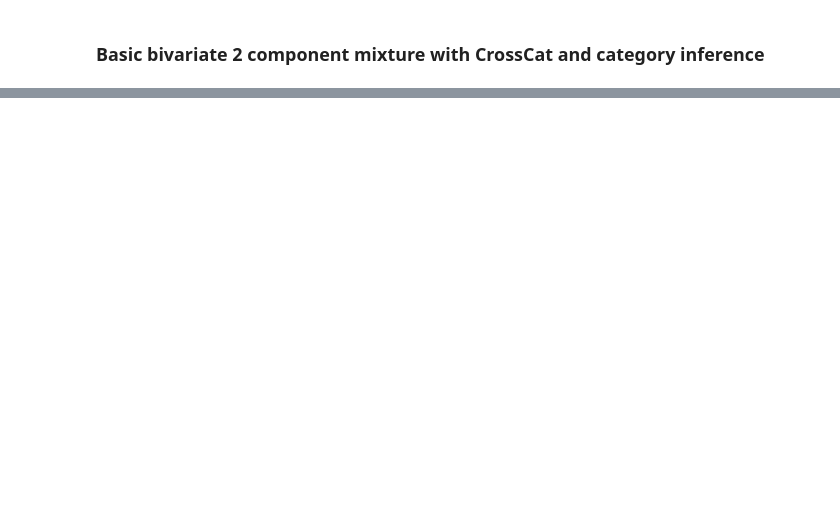
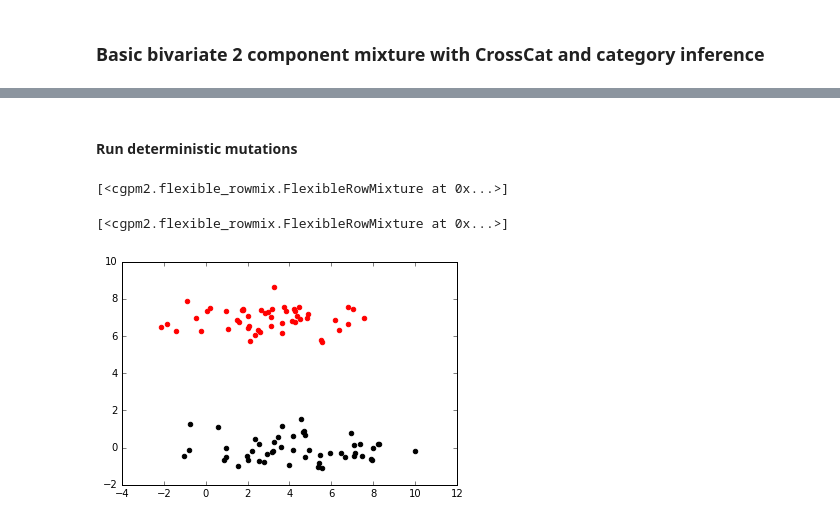
Before and after one commit to probcomp/cgpm2, a Jupyter notebook: notebooks/basic-inference-quality-flexible.ipynb, the cells around one changed output, grey strips where cells are left out. Cells and saved outputs as stored; diff of their text form; code cells hidden in the pictures; blank space fills up the shorter version.

```diff
--- a/notebooks/basic-inference-quality-flexible.ipynb
+++ b/notebooks/basic-inference-quality-flexible.ipynb
@@ -227,0 +228,2 @@ for z, c in zip(zs, ['r','k','b','g']):
+# %% [markdown]
+#### Run deterministic mutations
@@ -227,0 +234,22 @@ for z, c in zip(zs, ['r','k','b','g']):
+# %%
+crosscat.cgpms
+# %% [output]
+[<cgpm2.flexible_rowmix.FlexibleRowMixture at 0x...>]
+# %%
+set_cgpm_view_assignment(crosscat, 0, 1).cgpms
+# %% [output]
+[<cgpm2.flexible_rowmix.FlexibleRowMixture at 0x...>]
+# %%
+crosscat = set_cgpm_view_assignment(crosscat, 0, None)
+assert len(crosscat.cgpms) == 2
+# %%
+crp_output = crosscat.cgpms[0].cgpm_row_divide.outputs[0]
+samples = crosscat.simulate(None, [crp_output,0,1], N=100)
+fig, ax = plt.subplots()
+zs = set([s[crp_output] for s in samples])
+for z, c in zip(zs, ['r','k','b','g']):
+    xs = [s[0] for s in samples if s[crp_output] == z]
+    ys = [s[1] for s in samples if s[crp_output] == z]
+    ax.scatter(xs,ys, color=c)
+# %% [output]
+[figure, added]
```
Also changed, not shown: parts of 19 cells of this notebook, 1 other file.
